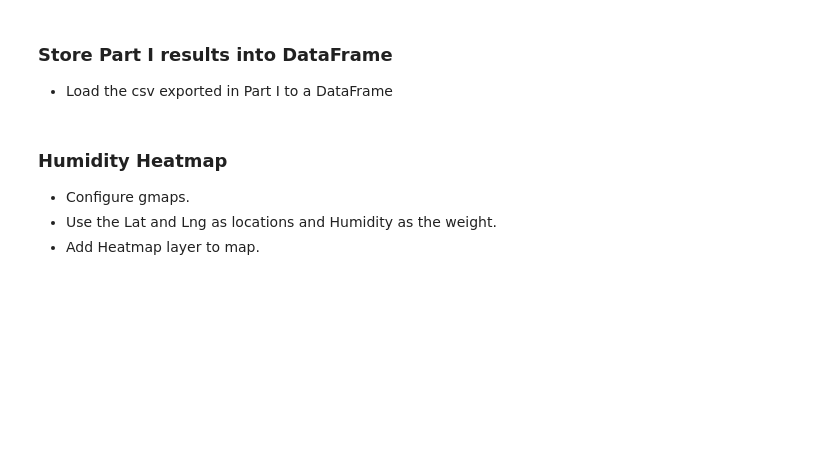
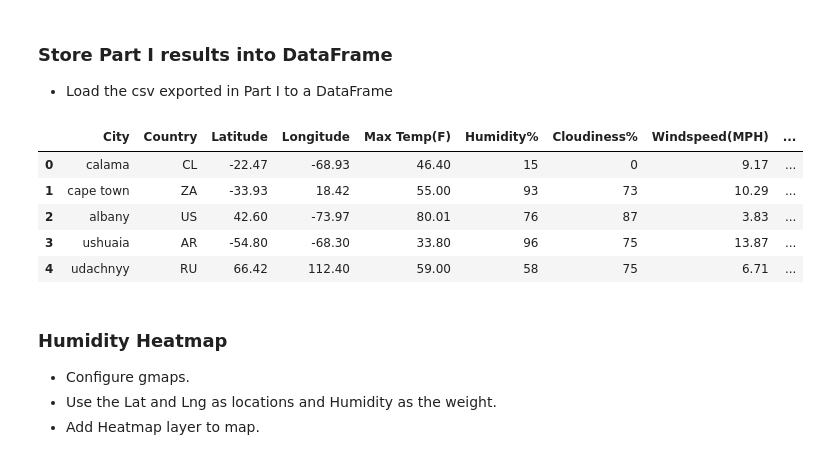
Before and after one commit to MrATX/API_PythonChallenge, a Jupyter notebook: starter_code/VacationPy.ipynb, the cells around one changed output. Saved outputs shown, nothing was run; the diff lists cells and outputs as text; code cells hidden in the pictures; blank space fills up the shorter version.

```diff
--- a/starter_code/VacationPy.ipynb
+++ b/starter_code/VacationPy.ipynb
@@ -23,8 +23,16 @@ gmaps.configure(api_key=g_key)
 # %%
 #query_url = ('https://maps.googleapis.com/maps/api/geocode/json?'
     #'address={0}&key={1}').format(target_city, gkey)
 file = "../output_data/cities.csv"
 cities_df = pd.read_csv(file)
+cities_df.head()
+# %% [output]
+|  | City | Country | Latitude | Longitude | Max Temp(F) | Humidity% | Cloudiness% | Windspeed(MPH) | ... |
+| 0 | calama | CL | -22.47 | -68.93 | 46.40 | 15 | 0 | 9.17 | ... |
+| 1 | cape town | ZA | -33.93 | 18.42 | 55.00 | 93 | 73 | 10.29 | ... |
+| 2 | albany | US | 42.60 | -73.97 | 80.01 | 76 | 87 | 3.83 | ... |
+| 3 | ushuaia | AR | -54.80 | -68.30 | 33.80 | 96 | 75 | 13.87 | ... |
+| 4 | udachnyy | RU | 66.42 | 112.40 | 59.00 | 58 | 75 | 6.71 | ... |
 # %% [markdown]
 ### Humidity Heatmap
 * Configure gmaps.
```
Also changed, not shown: parts of 6 cells of this notebook, 6 other files.
